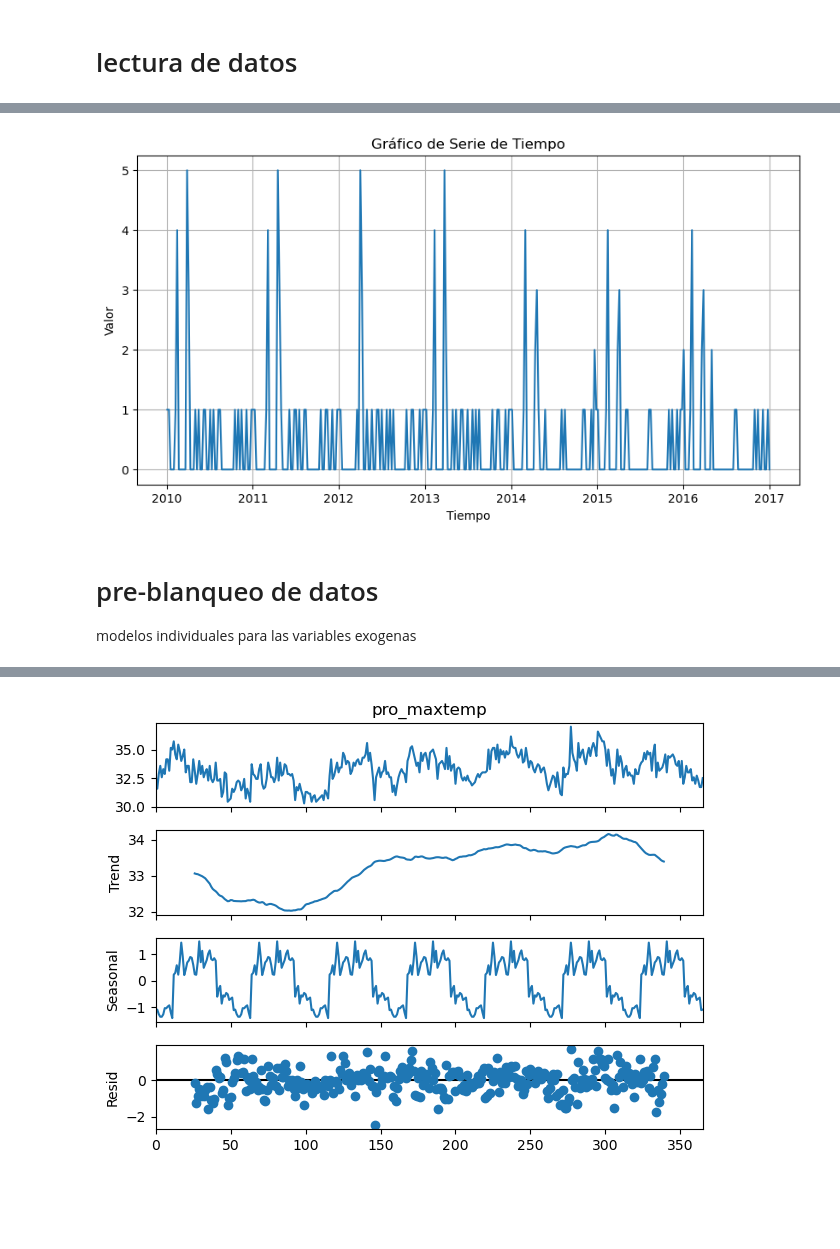
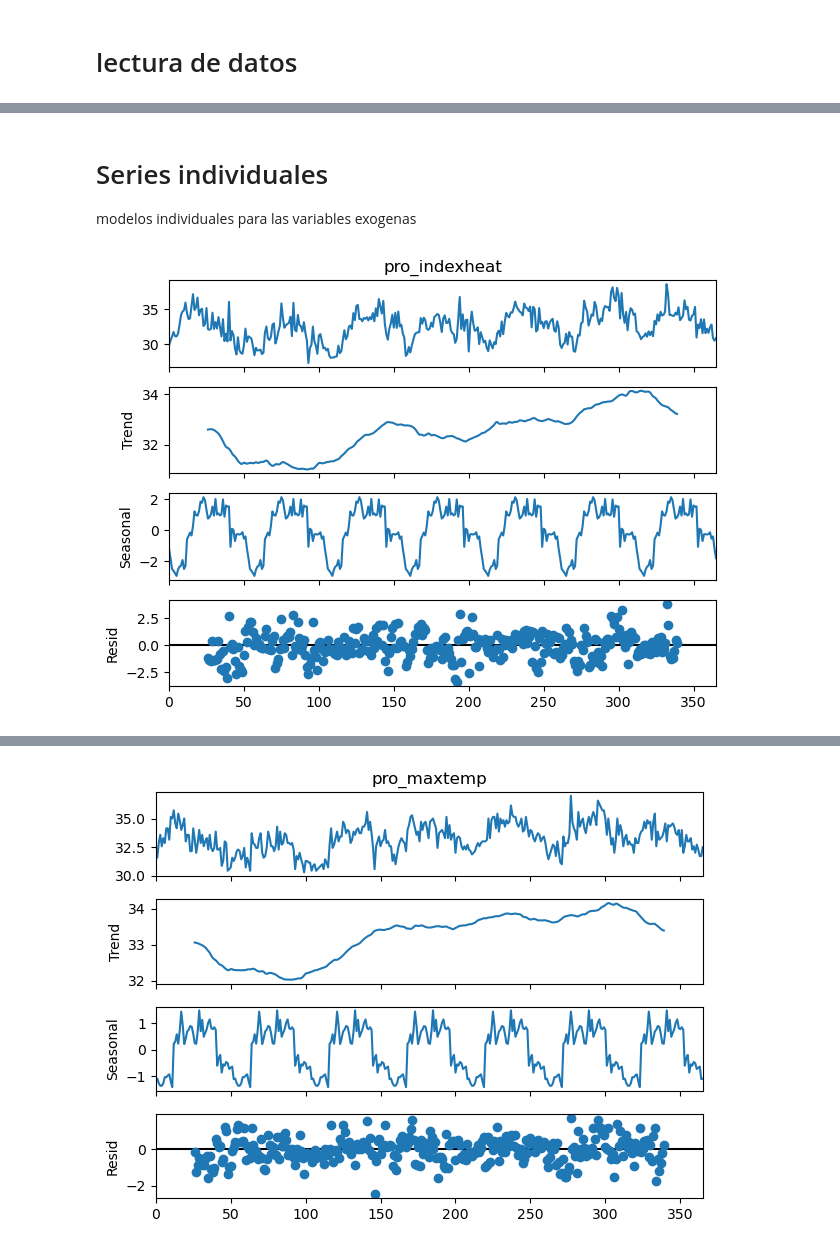
Before and after one commit to briveros23/Series_de_tiempo, a Jupyter notebook: notebook/LSTM.ipynb, the cells around one changed output, grey strips where cells are left out. Saved outputs shown, nothing was run; the diff lists cells and outputs as text; code cells hidden in the pictures; blank space fills up the shorter version.

Commit message:
modelo_finalizado

```diff
--- a/notebook/LSTM.ipynb
+++ b/notebook/LSTM.ipynb
@@ -62,7 +40,3 @@ ut.plot_time_series(datos_sem['pro_precip'], 2010, 'w')
-# %%
-ut.plot_time_series(datos_sem['total_festivos'], 2010, 'w')
-# %% [output]
-[figure, removed]
 # %% [markdown]
-# pre-blanqueo de datos
+# Series individuales
 modelos individuales para las variables exogenas
@@ -70,0 +43,6 @@ from statsmodels.tsa.seasonal import seasonal_decompose
+# %%
+result = seasonal_decompose(datos_sem['pro_indexheat'], model='additive', period=52)
+result.plot()
+plt.show()
+# %% [output]
+[figure, added]
```
Also changed, not shown: parts of 52 cells of this notebook, 3 other files.
